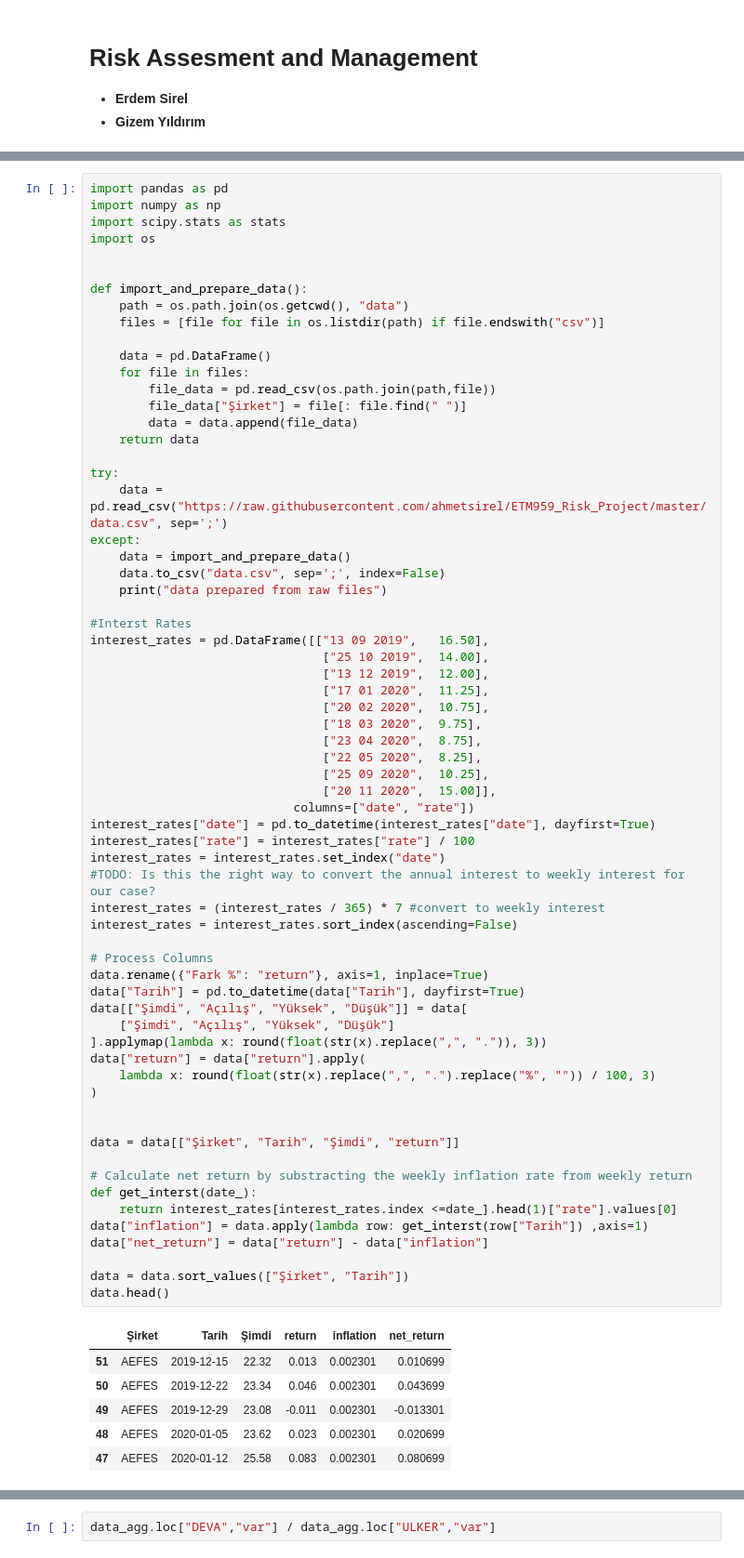
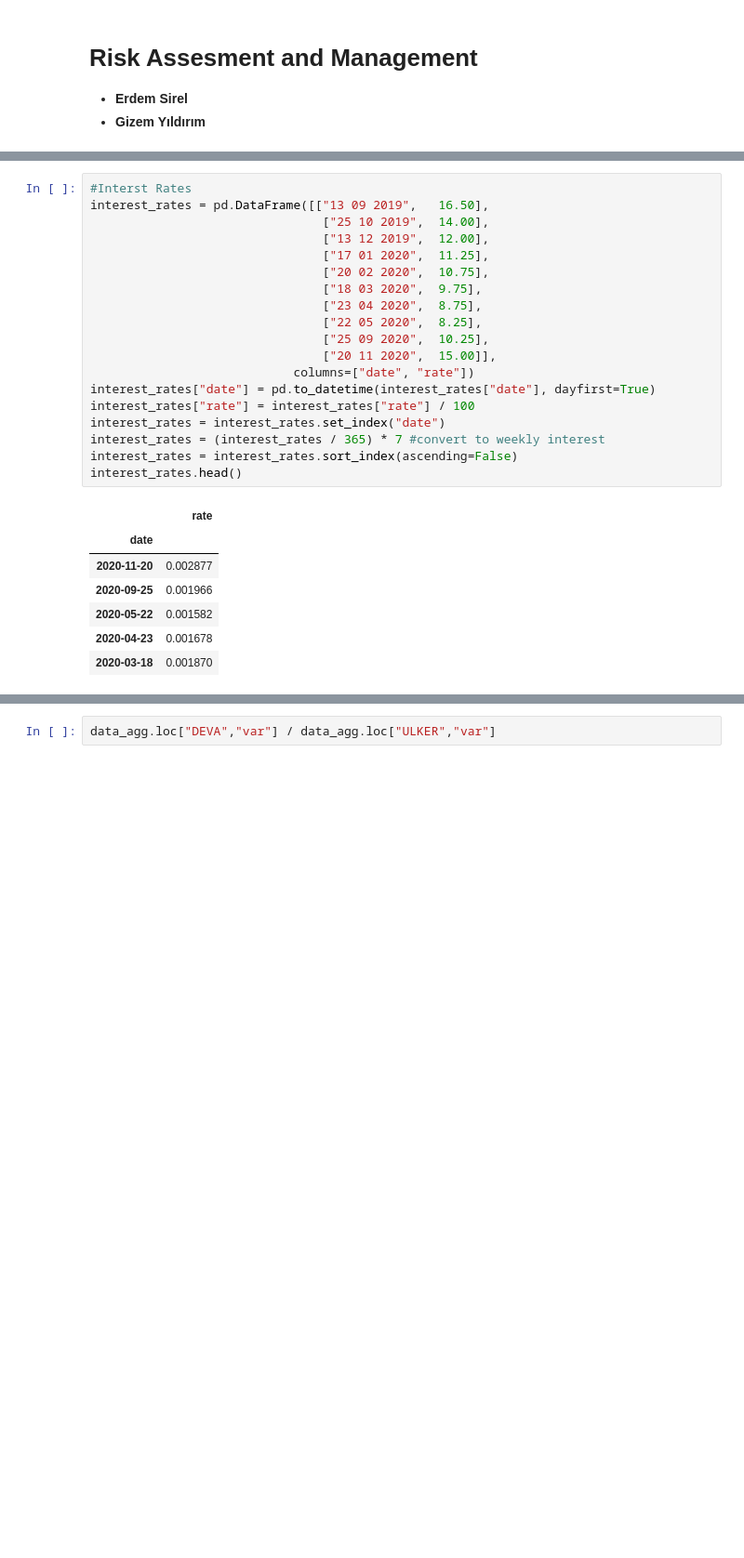
Before and after one commit to ahmetsirel/ETM959_Risk_Project, a Jupyter notebook: project.ipynb, the cells around one changed output, grey strips where cells are left out. Shown: that part at 93% size. Saved outputs shown, nothing was run; the diff lists cells and outputs as text; blank space fills up the shorter version.

```diff
--- a/project.ipynb
+++ b/project.ipynb
@@ -7,72 +71,27 @@
 # %%
-import pandas as pd
-import numpy as np
-import scipy.stats as stats
-import os
-
-
-def import_and_prepare_data():
-    path = os.path.join(os.getcwd(), "data")
-    files = [file for file in os.listdir(path) if file.endswith("csv")]
-
-    data = pd.DataFrame()
-    for file in files:
-        file_data = pd.read_csv(os.path.join(path,file))
-        file_data["Şirket"] = file[: file.find(" ")]
-        data = data.append(file_data)
-    return data
-
-try:
-    data = pd.read_csv("https://raw.githubusercontent.com/ahmetsirel/ETM959_Risk_Project/master/data.csv", sep=';')
-except:
-    data = import_and_prepare_data()
-    data.to_csv("data.csv", sep=';', index=False)
-    print("data prepared from raw files")
-
 #Interst Rates
 interest_rates = pd.DataFrame([["13 09 2019",	16.50],
                                 ["25 10 2019",	14.00],
                                 ["13 12 2019",	12.00],
                                 ["17 01 2020",	11.25],
                                 ["20 02 2020",	10.75],
                                 ["18 03 2020",	9.75],
                                 ["23 04 2020",	8.75],
                                 ["22 05 2020",	8.25],
                                 ["25 09 2020",	10.25],
                                 ["20 11 2020",	15.00]],
                             columns=["date", "rate"])
 interest_rates["date"] = pd.to_datetime(interest_rates["date"], dayfirst=True)
 interest_rates["rate"] = interest_rates["rate"] / 100
 interest_rates = interest_rates.set_index("date")
-#TODO: Is this the right way to convert the annual interest to weekly interest for our case?
 interest_rates = (interest_rates / 365) * 7 #convert to weekly interest
 interest_rates = interest_rates.sort_index(ascending=False)
-
-# Process Columns
-data.rename({"Fark %": "return"}, axis=1, inplace=True)
-data["Tarih"] = pd.to_datetime(data["Tarih"], dayfirst=True)
-data[["Şimdi", "Açılış", "Yüksek", "Düşük"]] = data[
-    ["Şimdi", "Açılış", "Yüksek", "Düşük"]
-].applymap(lambda x: round(float(str(x).replace(",", ".")), 3))
-data["return"] = data["return"].apply(
-    lambda x: round(float(str(x).replace(",", ".").replace("%", "")) / 100, 3)
-)
-
-
-data = data[["Şirket", "Tarih", "Şimdi", "return"]]
-
-# Calculate net return by substracting the weekly inflation rate from weekly return
-def get_interst(date_):
-    return interest_rates[interest_rates.index <=date_].head(1)["rate"].values[0]
-data["inflation"] = data.apply(lambda row: get_interst(row["Tarih"]) ,axis=1)
-data["net_return"] = data["return"] - data["inflation"]
-
-data = data.sort_values(["Şirket", "Tarih"])
-data.head()
+interest_rates.head()
 # %% [output]
-|  | Şirket | Tarih | Şimdi | return | inflation | net_return |
-| 51 | AEFES | 2019-12-15 | 22.32 | 0.013 | 0.002301 | 0.010699 |
-| 50 | AEFES | 2019-12-22 | 23.34 | 0.046 | 0.002301 | 0.043699 |
-| 49 | AEFES | 2019-12-29 | 23.08 | -0.011 | 0.002301 | -0.013301 |
-| 48 | AEFES | 2020-01-05 | 23.62 | 0.023 | 0.002301 | 0.020699 |
-| 47 | AEFES | 2020-01-12 | 25.58 | 0.083 | 0.002301 | 0.080699 |
+|  | rate |
+| date |  |
+| 2020-11-20 | 0.002877 |
+| 2020-09-25 | 0.001966 |
+| 2020-05-22 | 0.001582 |
+| 2020-04-23 | 0.001678 |
+| 2020-03-18 | 0.001870 |
```
Also changed, not shown: parts of 43 cells of this notebook, 1 other file.
